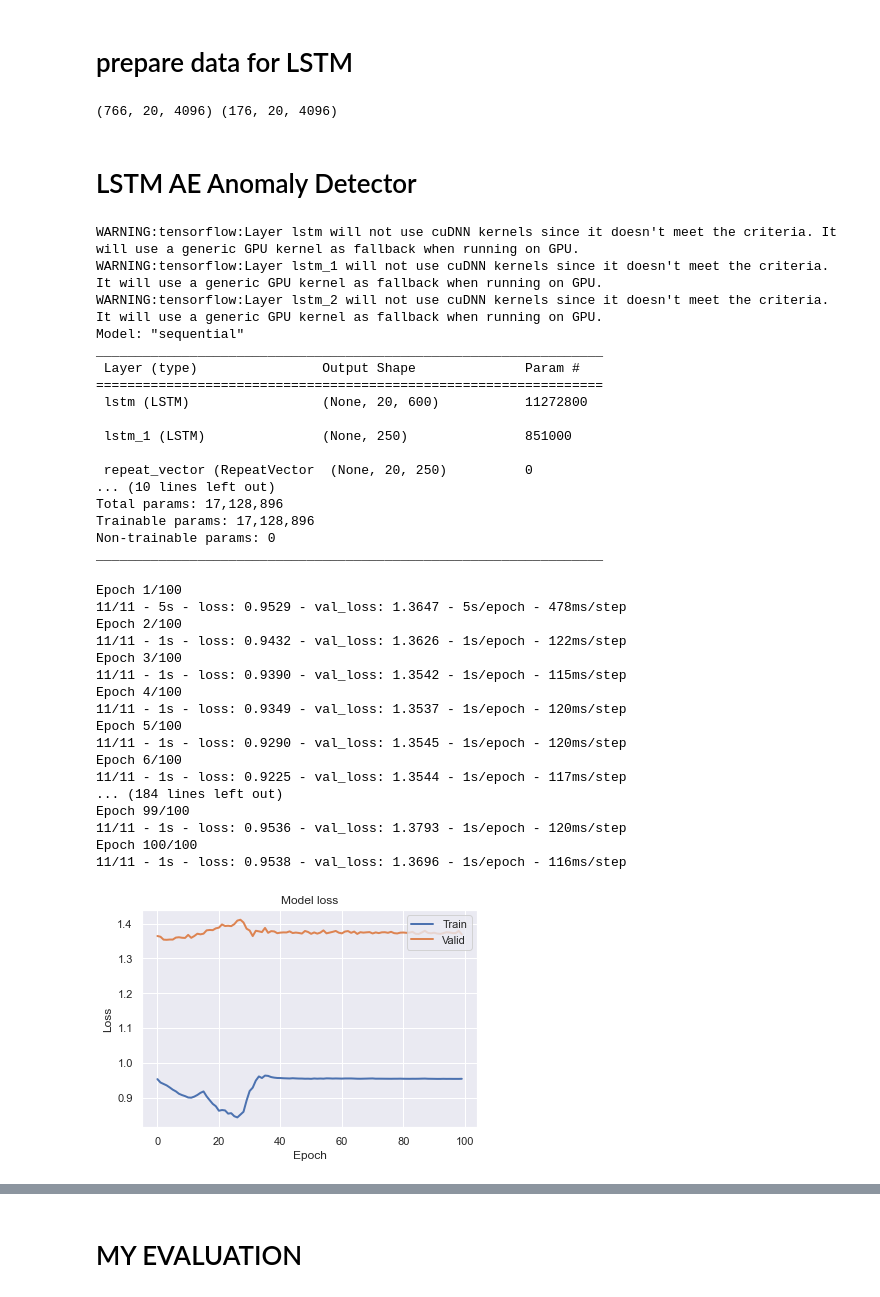
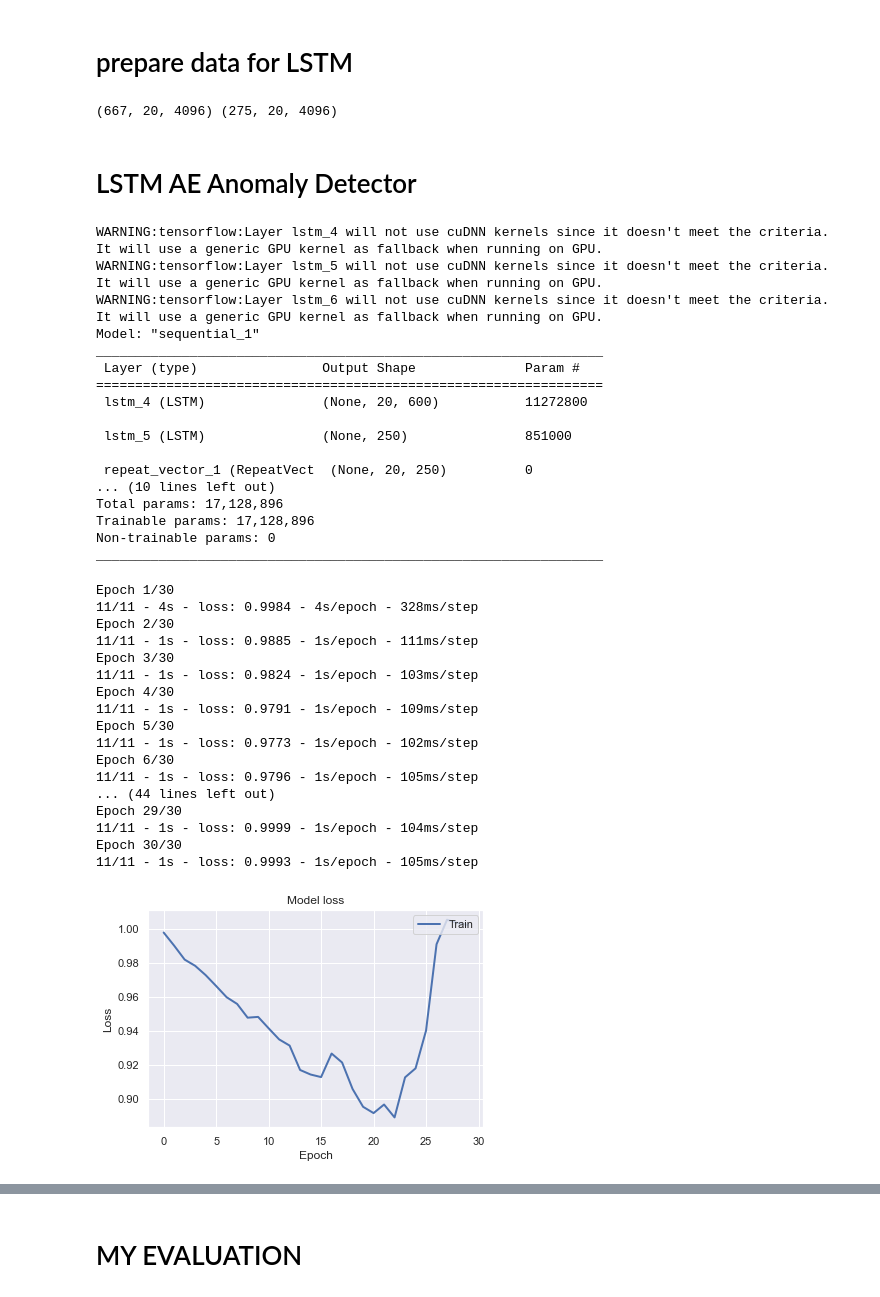
Before and after one commit to OliverStoll/Anomaly-Detection-IIoT, a Jupyter notebook: baseline/baseline.ipynb, the cells around one changed output, grey strips where cells are left out. Saved outputs shown, nothing was run; the diff lists cells and outputs as text; code cells hidden in the pictures.

```diff
--- a/baseline/baseline.ipynb
+++ b/baseline/baseline.ipynb
@@ -25,13 +25,13 @@ from sklearn.metrics import precision_recall_fscore_support, f1_score
 # %% [markdown]
 # SET HYPERPARAMETERS AND EXTERNAL VALUES
 # %%
-DATASET_PATH = 'data/2nd_test'
+DATASET_PATH = '../archive/2nd_test'
 MODEL_PATH = 'bearing/experiment-2/bearing-1'
 DATASET_COLUMN = 0
-TRAIN_SPLIT = 0.8
-VAL_SPLIT = 0.1
+TRAIN_SPLIT = 0.7
+VAL_SPLIT = 0.0
 
-EPOCHS = 100
+EPOCHS = 30
 BATCH_SIZE = 64
 LEARNING_RATE = 0.001
 # %%
@@ -151,7 +151,7 @@ X_train = X_train_lstm.reshape(X_train_lstm.shape[0], lookback, n_features)
 X_test = X_test_lstm.reshape(X_test_lstm.shape[0], lookback, n_features)
 print(X_train.shape, X_test.shape)
 # %% [output]
-(766, 20, 4096) (176, 20, 4096)
+(667, 20, 4096) (275, 20, 4096)
 # %% [markdown]
 # LSTM AE Anomaly Detector
 # %%
@@ -170,18 +170,18 @@ lstm_autoencoder.add(TimeDistributed(Dense(n_features)))
 
 lstm_autoencoder.summary()
 # %% [output]
-WARNING:tensorflow:Layer lstm will not use cuDNN kernels since it doesn't meet the criteria. It will use a generic GPU kernel as fallback when running on GPU.
-WARNING:tensorflow:Layer lstm_1 will not use cuDNN kernels since it doesn't meet the criteria. It will use a generic GPU kernel as fallback when running on GPU.
-WARNING:tensorflow:Layer lstm_2 will not use cuDNN kernels since it doesn't meet the criteria. It will use a generic GPU kernel as fallback when running on GPU.
-Model: "sequential"
+WARNING:tensorflow:Layer lstm_4 will not use cuDNN kernels since it doesn't meet the criteria. It will use a generic GPU kernel as fallback when running on GPU.
+WARNING:tensorflow:Layer lstm_5 will not use cuDNN kernels since it doesn't meet the criteria. It will use a generic GPU kernel as fallback when running on GPU.
+WARNING:tensorflow:Layer lstm_6 will not use cuDNN kernels since it doesn't meet the criteria. It will use a generic GPU kernel as fallback when running on GPU.
+Model: "sequential_1"
 _________________________________________________________________
  Layer (type)                Output Shape              Param #
 =================================================================
- lstm (LSTM)                 (None, 20, 600)           11272800
+ lstm_4 (LSTM)               (None, 20, 600)           11272800
 
- lstm_1 (LSTM)               (None, 250)               851000
+ lstm_5 (LSTM)               (None, 250)               851000
 
- repeat_vector (RepeatVector  (None, 20, 250)          0
+ repeat_vector_1 (RepeatVect  (None, 20, 250)          0
 ... (10 lines left out)
 Total params: 17,128,896
 Trainable params: 17,128,896
@@ -206,33 +206,33 @@ lstm_autoencoder_history = lstm_autoencoder.fit(X_train, X_train,
                                                 validation_split=VAL_SPLIT,
                                                 verbose=2).history
 # %% [output]
-Epoch 1/100
-11/11 - 5s - loss: 0.9529 - val_loss: 1.3647 - 5s/epoch - 478ms/step
-Epoch 2/100
-11/11 - 1s - loss: 0.9432 - val_loss: 1.3626 - 1s/epoch - 122ms/step
-Epoch 3/100
-11/11 - 1s - loss: 0.9390 - val_loss: 1.3542 - 1s/epoch - 115ms/step
-Epoch 4/100
-11/11 - 1s - loss: 0.9349 - val_loss: 1.3537 - 1s/epoch - 120ms/step
-Epoch 5/100
-11/11 - 1s - loss: 0.9290 - val_loss: 1.3545 - 1s/epoch - 120ms/step
-Epoch 6/100
-11/11 - 1s - loss: 0.9225 - val_loss: 1.3544 - 1s/epoch - 117ms/step
-... (184 lines left out)
-Epoch 99/100
-11/11 - 1s - loss: 0.9536 - val_loss: 1.3793 - 1s/epoch - 120ms/step
-Epoch 100/100
-11/11 - 1s - loss: 0.9538 - val_loss: 1.3696 - 1s/epoch - 116ms/step
+Epoch 1/30
+11/11 - 4s - loss: 0.9984 - 4s/epoch - 328ms/step
+Epoch 2/30
+11/11 - 1s - loss: 0.9885 - 1s/epoch - 111ms/step
+Epoch 3/30
+11/11 - 1s - loss: 0.9824 - 1s/epoch - 103ms/step
+Epoch 4/30
+11/11 - 1s - loss: 0.9791 - 1s/epoch - 109ms/step
+Epoch 5/30
+11/11 - 1s - loss: 0.9773 - 1s/epoch - 102ms/step
+Epoch 6/30
+11/11 - 1s - loss: 0.9796 - 1s/epoch - 105ms/step
+... (44 lines left out)
+Epoch 29/30
+11/11 - 1s - loss: 0.9999 - 1s/epoch - 104ms/step
+Epoch 30/30
+11/11 - 1s - loss: 0.9993 - 1s/epoch - 105ms/step
 # %%
 plt.plot(lstm_autoencoder_history['loss'], linewidth=2, label='Train')
-plt.plot(lstm_autoencoder_history['val_loss'], linewidth=2, label='Valid')
+# plt.plot(lstm_autoencoder_history['val_loss'], linewidth=2, label='Valid')
 plt.legend(loc='upper right')
 plt.title('Model loss')
 plt.ylabel('Loss')
 plt.xlabel('Epoch')
 plt.show()
 # %% [output]
-[figure, old version]
+[figure, new version]
 # %%
 X_pred_train = lstm_autoencoder.predict(np.array(X_train))
 X_pred_train = pd.DataFrame(flatten(X_pred_train))
```
Also changed, not shown: parts of 8 cells of this notebook, 41 other files.
